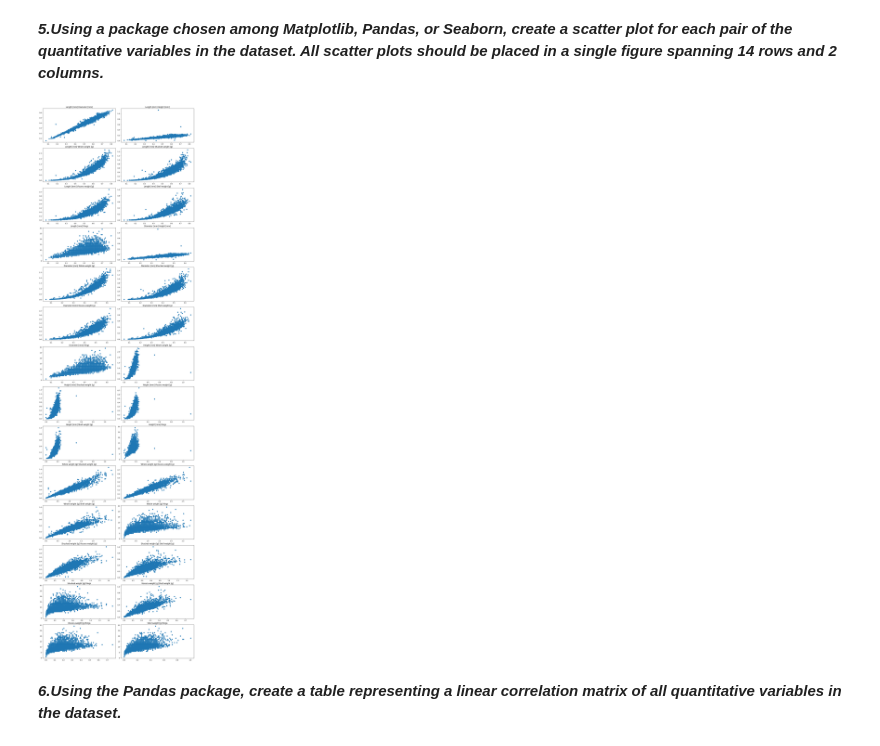
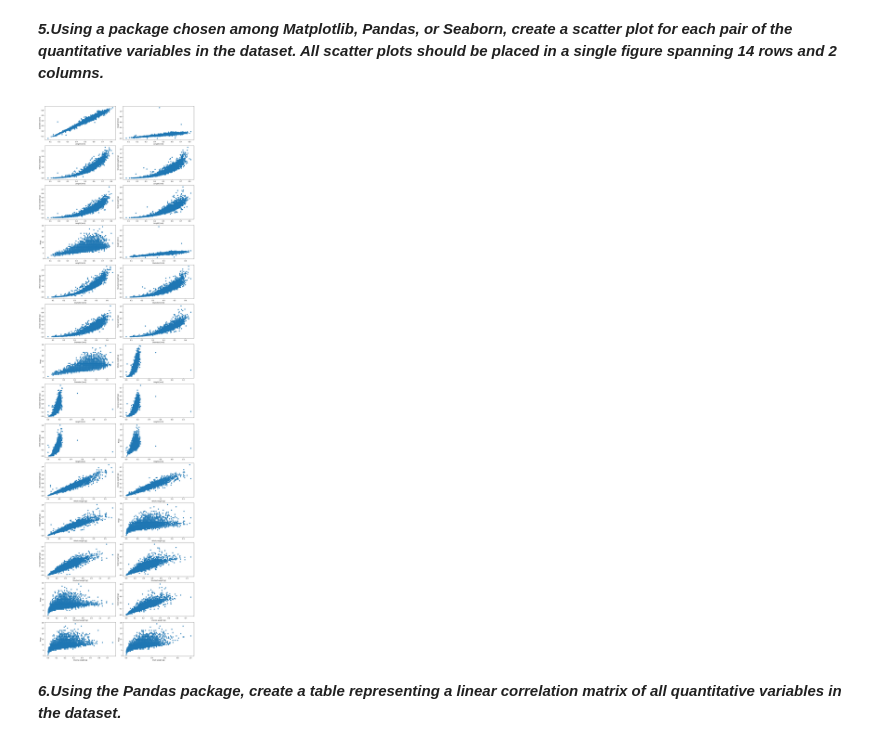
Before and after one commit to 242370/Programming-In-Pyton, a Jupyter notebook: zad1.ipynb, the cells around one changed output. Cells and saved outputs as stored; diff of their text form; code cells hidden in the pictures.

```diff
--- a/zad1.ipynb
+++ b/zad1.ipynb
@@ -16,9 +16,7 @@ import seaborn as sb
 # %%
 data = pandas.read_csv("data.csv", sep=',',
                        names=["Sex", "Length [mm]", "Diameter [mm]", "Height [mm]", "Whole weight [g]",
-                              "Shucked weight [g]",
-                              "Viscera weight [g]", "Shell weight [g]",
-                              "Rings"])
+                              "Shucked weight [g]", "Viscera weight [g]", "Shell weight [g]", "Rings"])
 qualitativeData = data[data.columns[0]]
 quantitiveData = pandas.DataFrame(data[data.columns[1:]])
 # %% [markdown]
@@ -122,25 +118,25 @@ generate_quantitive_histogram(22)
 # %%
 def generate_quantitive_scatter_plot():
     figure, plot_number = plot.subplots(14, 2, figsize=(14, 50), layout='constrained')
 
     row = 0
     col = 0
     for first_property in range(quantitiveData.shape[1]):
         for second_property in range(first_property + 1, quantitiveData.shape[1]):
             plot_number[row, col].scatter(isolate_property(first_property),
                                           isolate_property(second_property))
-            title = quantitiveData.columns[first_property] + ' ' + quantitiveData.columns[second_property]
-            plot_number[row, col].set_title(title)
+            plot_number[row, col].set(xlabel= quantitiveData.columns[first_property],
+                                      ylabel= quantitiveData.columns[second_property])
             col = 1 - col
             if col == 0:
                 row += 1
 
     plot.show()
 
 
 generate_quantitive_scatter_plot()
 # %% [output]
-[figure, old version]
+[figure, new version]
 # %% [markdown]
 ***6.Using the Pandas package, create a table representing a linear correlation matrix of all quantitative variables in the dataset.***
 # %%
```
Also changed, not shown: parts of 4 cells of this notebook.
